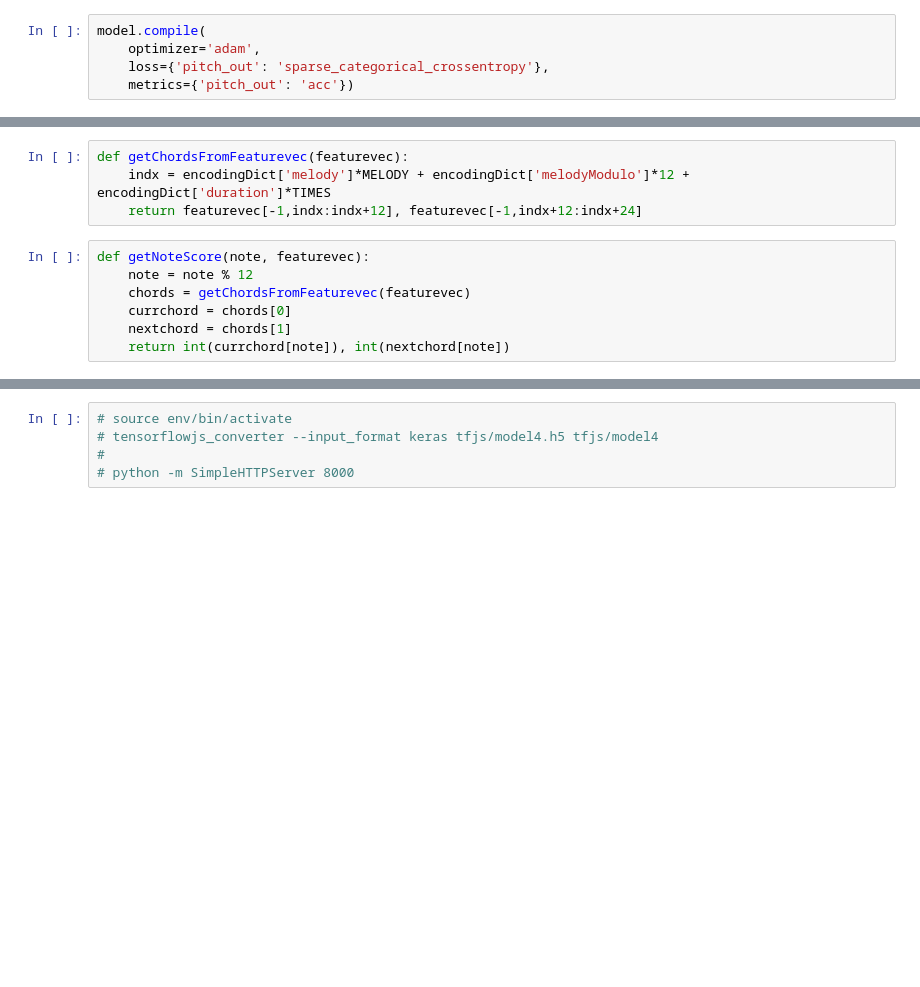
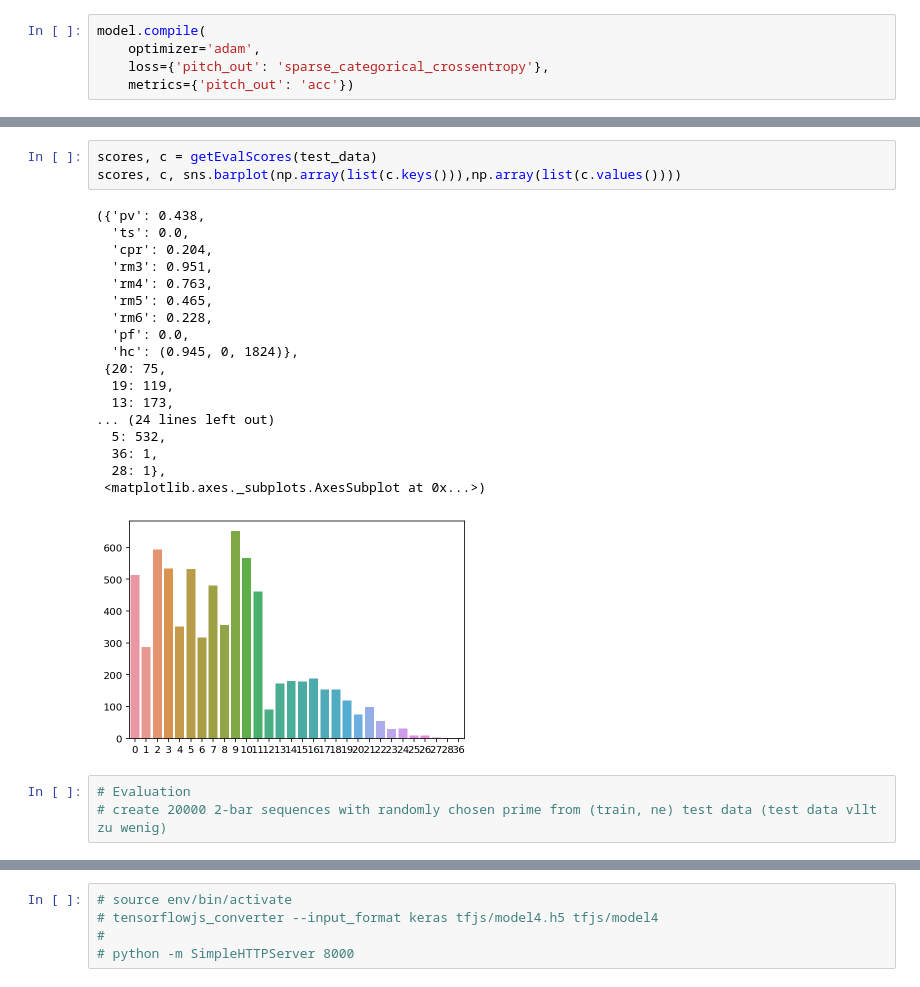
Before and after one commit to pdywilson/jambuddy, a Jupyter notebook: aJamBuddy6withHeuristic.ipynb, the cells around one changed output, grey strips where cells are left out. Cells and saved outputs as stored; diff of their text form; blank space fills up the shorter version.

```diff
--- a/aJamBuddy6withHeuristic.ipynb
+++ b/aJamBuddy6withHeuristic.ipynb
@@ -671,12 +772,26 @@ model.evaluate(test_data,test_labels[:,0])
-# %%
-def getChordsFromFeaturevec(featurevec):
-    indx = encodingDict['melody']*MELODY + encodingDict['melodyModulo']*12 + encodingDict['duration']*TIMES
-    return featurevec[-1,indx:indx+12], featurevec[-1,indx+12:indx+24]
-# %%
-def getNoteScore(note, featurevec):
-    note = note % 12
-    chords = getChordsFromFeaturevec(featurevec)
-    currchord = chords[0]
-    nextchord = chords[1]
-    return int(currchord[note]), int(nextchord[note])
+# %%
+scores, c = getEvalScores(test_data)
+scores, c, sns.barplot(np.array(list(c.keys())),np.array(list(c.values())))
+# %% [output]
+({'pv': 0.438,
+  'ts': 0.0,
+  'cpr': 0.204,
+  'rm3': 0.951,
+  'rm4': 0.763,
+  'rm5': 0.465,
+  'rm6': 0.228,
+  'pf': 0.0,
+  'hc': (0.945, 0, 1824)},
+ {20: 75,
+  19: 119,
+  13: 173,
+... (24 lines left out)
+  5: 532,
+  36: 1,
+  28: 1},
+ <matplotlib.axes._subplots.AxesSubplot at 0x...>)
+[figure, added]
+# %%
+# Evaluation
+# create 20000 2-bar sequences with randomly chosen prime from (train, ne) test data (test data vllt zu wenig)
 # %%
```
Also changed, not shown: parts of 33 cells of this notebook, 2 other files.
